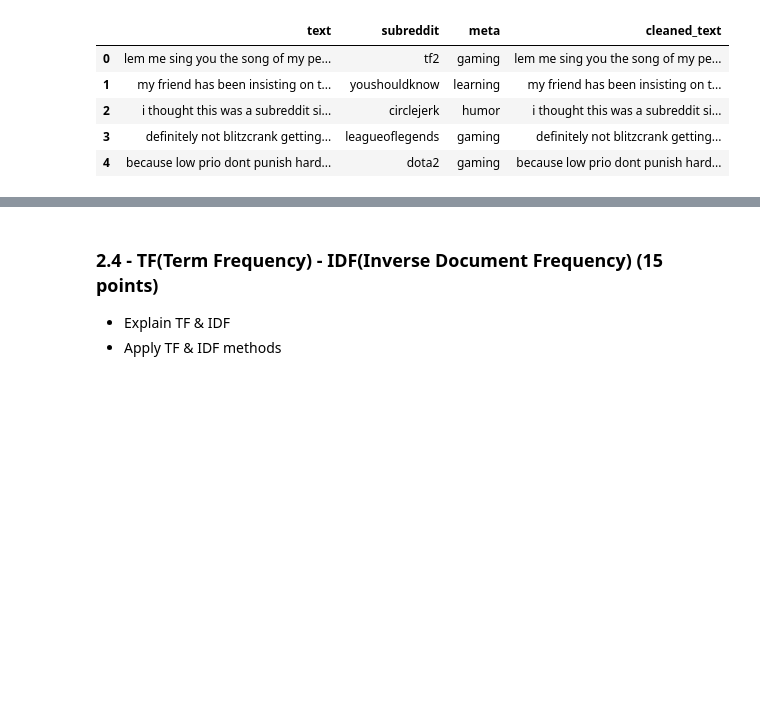
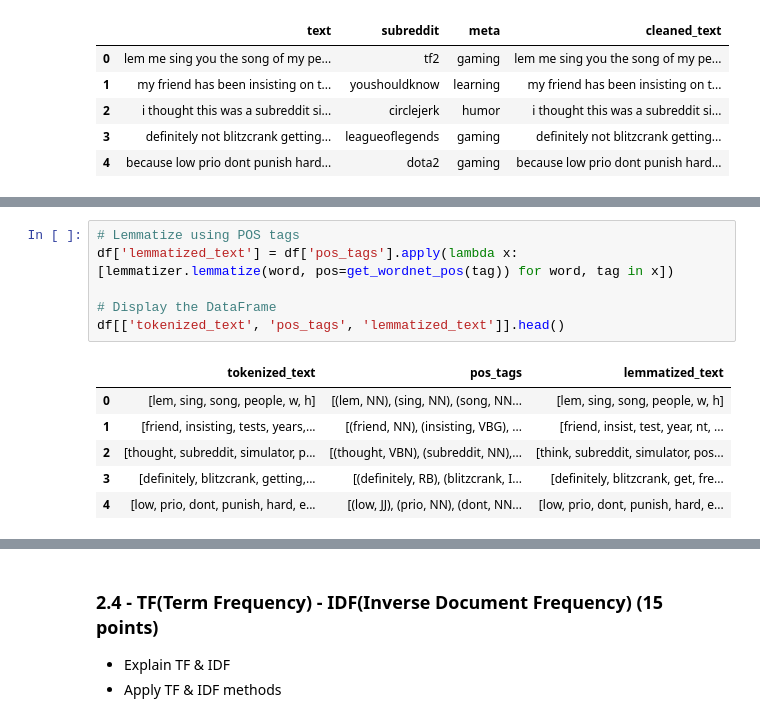
Before and after one commit to ozzden/MAT386, a Jupyter notebook: HW_2_DL.ipynb, the cells around one changed output, grey strips where cells are left out. Cells and saved outputs as stored; diff of their text form; blank space fills up the shorter version.

```diff
--- a/HW_2_DL.ipynb
+++ b/HW_2_DL.ipynb
@@ -287,0 +298,13 @@ print(tfidf_matrix)
+# %%
+# Lemmatize using POS tags
+df['lemmatized_text'] = df['pos_tags'].apply(lambda x: [lemmatizer.lemmatize(word, pos=get_wordnet_pos(tag)) for word, tag in x])
+
+# Display the DataFrame
+df[['tokenized_text', 'pos_tags', 'lemmatized_text']].head()
+# %% [output]
+|  | tokenized_text | pos_tags | lemmatized_text |
+| 0 | [lem, sing, song, people, w, h] | [(lem, NN), (sing, NN), (song, NN... | [lem, sing, song, people, w, h] |
+| 1 | [friend, insisting, tests, years,... | [(friend, NN), (insisting, VBG), ... | [friend, insist, test, year, nt, ... |
+| 2 | [thought, subreddit, simulator, p... | [(thought, VBN), (subreddit, NN),... | [think, subreddit, simulator, pos... |
+| 3 | [definitely, blitzcrank, getting,... | [(definitely, RB), (blitzcrank, I... | [definitely, blitzcrank, get, fre... |
+| 4 | [low, prio, dont, punish, hard, e... | [(low, JJ), (prio, NN), (dont, NN... | [low, prio, dont, punish, hard, e... |
```
Also changed, not shown: parts of 14 cells of this notebook.
